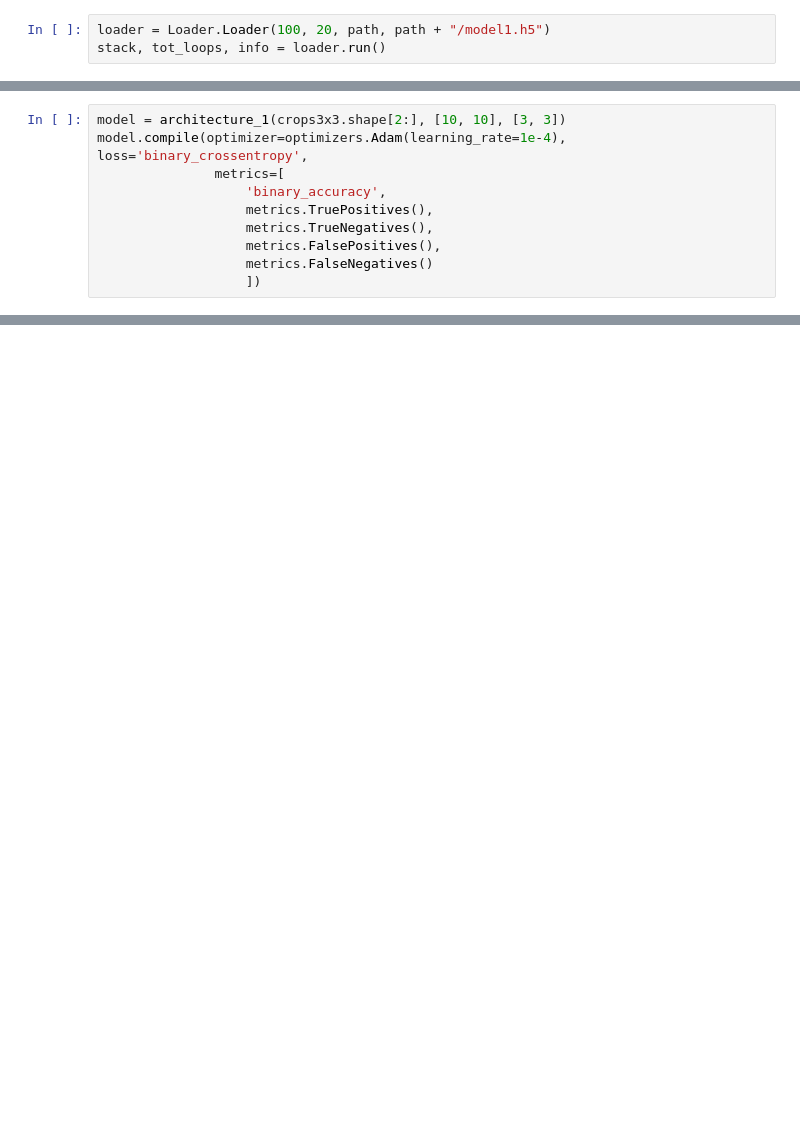
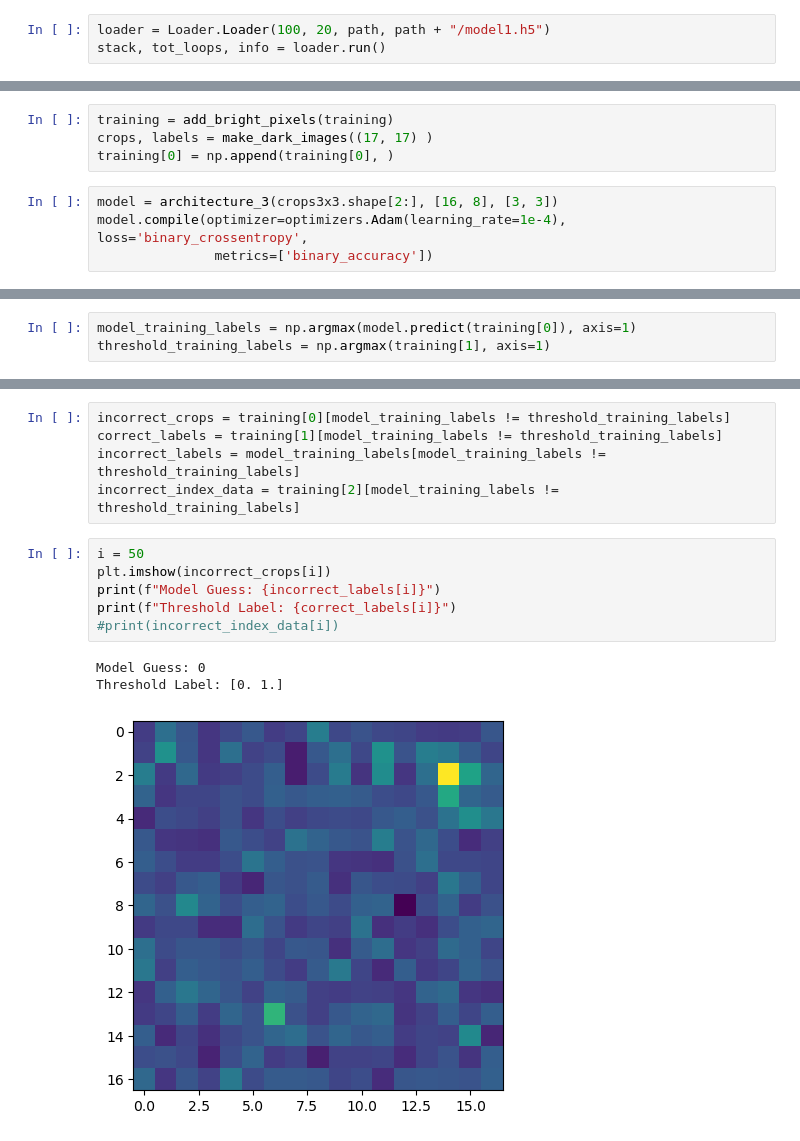
Before and after one commit to jack-mango/QURIP-thompsonlab-amo, a Jupyter notebook: ML_for_GreenImaging/testingmodular.ipynb, the cells around one changed output, grey strips where cells are left out. Drawn from its saved outputs; the diff is of its cells as text; blank space fills up the shorter version.

Commit message:
trying to find origin of accuracy bug

```diff
--- a/ML_for_GreenImaging/testingmodular.ipynb
+++ b/ML_for_GreenImaging/testingmodular.ipynb
@@ -36,10 +105,8 @@ training, testing, fidelity, info = builder.run()
+# %%
+training = add_bright_pixels(training)
+crops, labels = make_dark_images((17, 17) )
+training[0] = np.append(training[0], )
 # %%
-model = architecture_1(crops3x3.shape[2:], [10, 10], [3, 3])
+model = architecture_3(crops3x3.shape[2:], [16, 8], [3, 3])
 model.compile(optimizer=optimizers.Adam(learning_rate=1e-4), loss='binary_crossentropy',
-               metrics=[
-                   'binary_accuracy',
-                   metrics.TruePositives(),
-                   metrics.TrueNegatives(),
-                   metrics.FalsePositives(),
-                   metrics.FalseNegatives()
-                   ])
+               metrics=['binary_accuracy'])
@@ -66,0 +139,3 @@ print(fidelity.shape)
+# %%
+model_training_labels = np.argmax(model.predict(training[0]), axis=1)
+threshold_training_labels = np.argmax(training[1], axis=1)
@@ -66,0 +148,15 @@ print(fidelity.shape)
+# %%
+incorrect_crops = training[0][model_training_labels != threshold_training_labels]
+correct_labels = training[1][model_training_labels != threshold_training_labels]
+incorrect_labels = model_training_labels[model_training_labels != threshold_training_labels]
+incorrect_index_data = training[2][model_training_labels != threshold_training_labels]
+# %%
+i = 50
+plt.imshow(incorrect_crops[i])
+print(f"Model Guess: {incorrect_labels[i]}")
+print(f"Threshold Label: {correct_labels[i]}")
+#print(incorrect_index_data[i])
+# %% [output]
+Model Guess: 0
+Threshold Label: [0. 1.]
+[figure, added]
```
Also changed, not shown: parts of 25 cells of this notebook, 8 other files.
